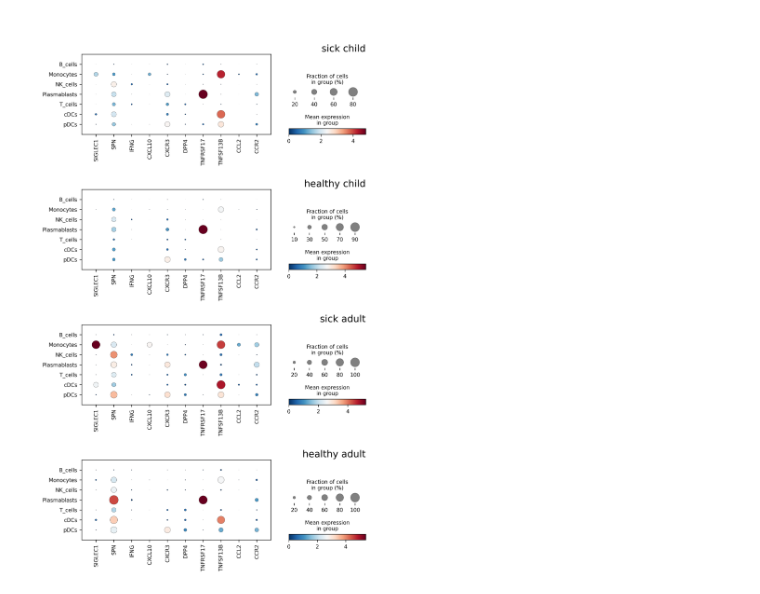
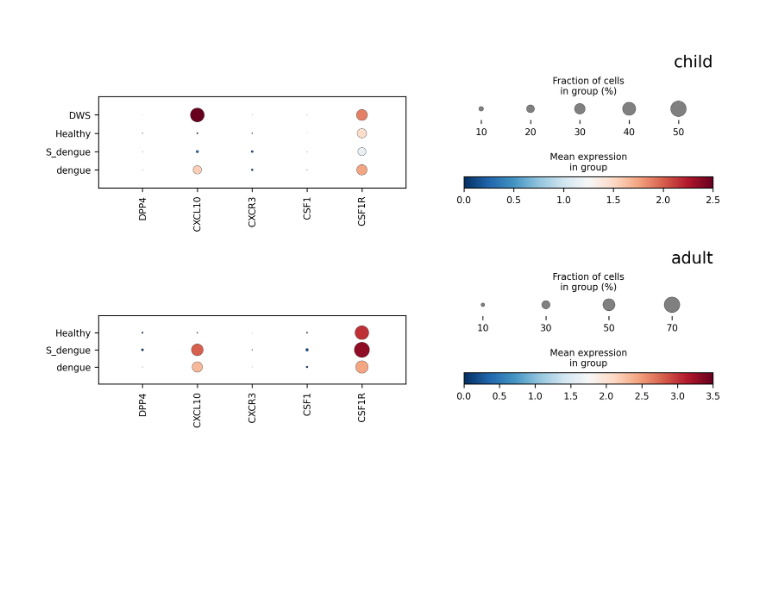
Before and after one commit to echosun77/dengue, a Jupyter notebook: dengue_children/dengue_plots.ipynb, the cells around one changed output. Cells and saved outputs as stored; diff of their text form; code cells hidden in the pictures; blank space fills up the shorter version.

```diff
--- a/dengue_children/dengue_plots.ipynb
+++ b/dengue_children/dengue_plots.ipynb
@@ -26,18 +31,19 @@ sc.pp.log1p(adata)
 # %%
 adata_children = adata[adata.obs['dataset'] == 'child']
 adata_adults = adata[adata.obs['dataset'] == 'adult']
+
+conditions = list(adata.obs['Condition'].astype('category').cat.categories)
 datasets = list(adata.obs['dataset'].astype('category').cat.categories)
 sicks = list(adata.obs['sick'].astype('category').cat.categories)
-cell_types = list(adata.obs['cell_type'].astype('category').cat.categories)
+cell_types = ['B_cells', 'Monocytes', 'NK_cells', 'Plasmablasts', 'T_cells', 'cDCs', 'pDCs']
+
 from collections import defaultdict
 adata_dic = {}
+
 for dataset in datasets:
-    adata_ds = adata[adata.obs['dataset'] == dataset]
+    for condition in conditions:
+        adata_dic[(condition, dataset)] = adata[adata.obs['Condition'] == condition][adata[adata.obs['Condition'] == condition].obs['dataset'] == dataset]
     for sick in sicks:
-        adata_dic[(dataset, sick)] = adata_ds[adata_ds.obs['sick'] == sick]
-
-adata_ct = {}
-for dataset in datasets:
-    adata_ds = adata[adata.obs['dataset'] == dataset]
+        adata_dic[(sick, dataset)] = adata[adata.obs['sick'] == sick][adata[adata.obs['sick'] == sick].obs['dataset'] == dataset]
     for cell_type in cell_types:
-                adata_dic[(dataset, cell_type)] = adata_ds[adata_ds.obs['cell_type'] == cell_type]
+        adata_dic[(cell_type, dataset)] = adata[adata.obs['cell_type'] == cell_type][adata[adata.obs['cell_type'] == cell_type].obs['dataset'] == dataset]
@@ -78,23 +345,15 @@ plt.tight_layout()
 # %%
-# cmap: bwr, viridis_r, Blues, RdBu_r, viridis
-# genes from interactions special for sick child
-# inters = ['SIGLEC1', 'SPN', 'IFNG', 'CXCL10', 'CXCR3', 'DPP4', 'TNFRSF17', 'TNFSF13B', 'CCL2', 'CCR2']
+inters = [#'ITGA1', 'ITGA2', 'IFNG', 'SEMA7A',
+          'DPP4', 'CXCL10', 'CXCR3', 'CSF1', 'CSF1R',
+         ]
 
-inters = ['SIGLEC1', 'SPN', 'IFNG', 'CXCL10', 'CXCR3', 'DPP4', 'TNFRSF17', 'TNFSF13B', 'CCL2', 'CCR2']
-
-fig,axs = plt.subplots(4, 1, figsize=(8,15), gridspec_kw={'wspace':0.3}, sharex=True, dpi=300, facecolor='white')
+fig,axs = plt.subplots(2, 1, figsize=(10,6), gridspec_kw={'wspace':0.1}, sharex=True, dpi=300, facecolor='white')
 ax=axs[0]
-sc.pl.dotplot(adata_dic[('child', 'sick')], inters, groupby='cell_type', ax=ax, show=False, cmap='RdBu_r')
-ax.set_title('sick child', fontsize=15, y=0.7, loc='right')
+sc.pl.dotplot(adata_dic[('Monocytes', 'child')], inters, groupby='Condition', ax=ax, show=False, cmap='RdBu_r', vmin=0, vmax=2.5)
+ax.set_title('child', fontsize=15, y=0.7, loc='right')
 ax=axs[1]
-sc.pl.dotplot(adata_dic[('child', 'Healthy')], inters, groupby='cell_type', ax=ax, show=False, cmap='RdBu_r')
-ax.set_title('healthy child', fontsize=15, y=0.7, loc='right')
-ax=axs[2]
-sc.pl.dotplot(adata_dic[('adult', 'sick')], inters, groupby='cell_type', ax=ax, show=False, cmap='RdBu_r')
-ax.set_title('sick adult', fontsize=15, y=0.7, loc='right')
-ax=axs[3]
-sc.pl.dotplot(adata_dic[('adult', 'Healthy')], inters, groupby='cell_type', ax=ax, show=False, cmap='RdBu_r')
-ax.set_title('healthy adult', fontsize=15, y=0.7, loc='right')
+sc.pl.dotplot(adata_dic[('Monocytes', 'adult')], inters, groupby='Condition', ax=ax, show=False, cmap='RdBu_r', vmin=0, vmax=3.5)
+ax.set_title('adult', fontsize=15, y=0.7, loc='right')
 plt.tight_layout()
 # %% [output]
-[figure, old version]
+[figure, new version]
```
Also changed, not shown: parts of 21 cells of this notebook, 8 other files.
